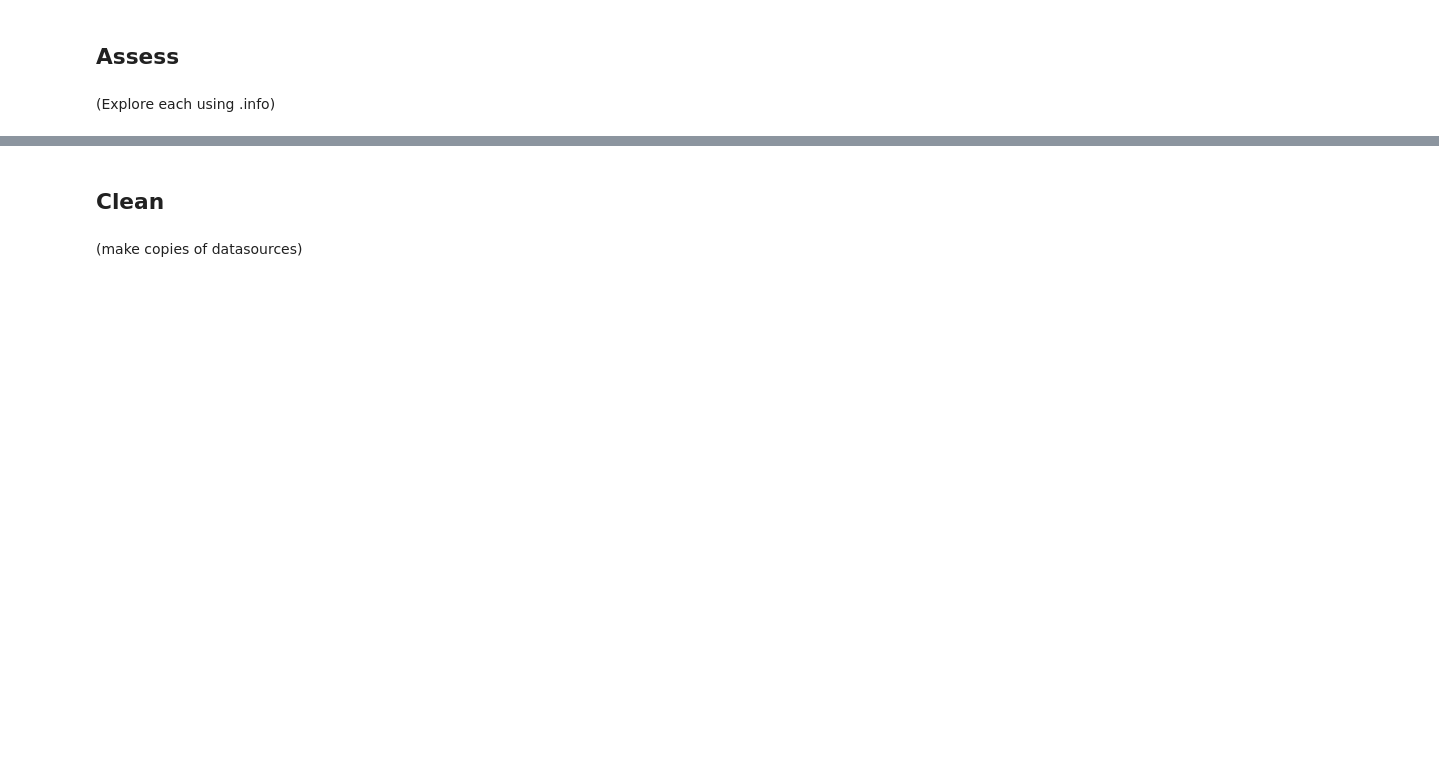
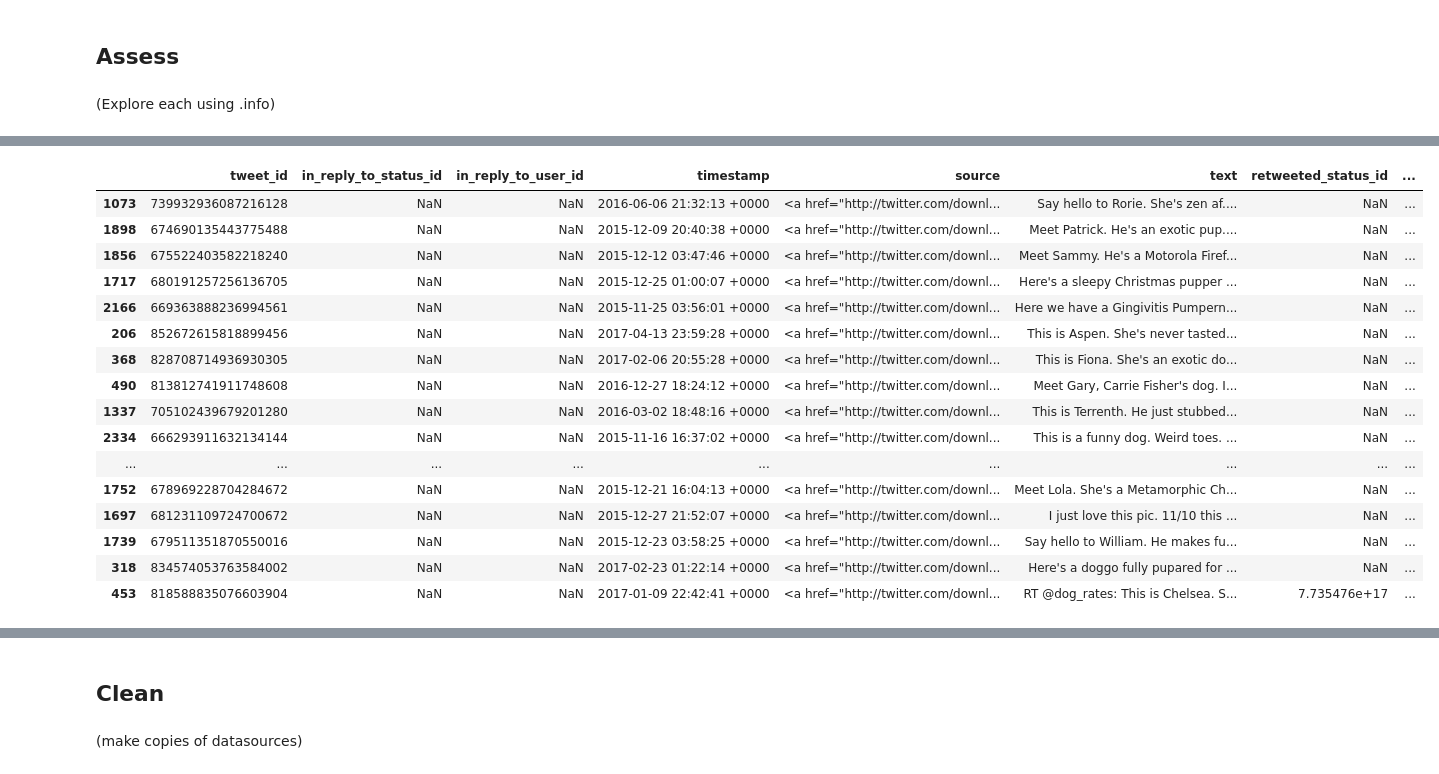
Before and after one commit to Jeffro80/DAND_Wrangle_Data, a Jupyter notebook: wrangle_project.ipynb, the cells around one changed output, grey strips where cells are left out. Saved outputs shown, nothing was run; the diff lists cells and outputs as text; code cells hidden in the pictures; blank space fills up the shorter version.

```diff
--- a/wrangle_project.ipynb
+++ b/wrangle_project.ipynb
@@ -153,0 +136,20 @@ extended_data = pd.DataFrame(tweets)
+# %%
+archive.sample(25)
+# %% [output]
+|  | tweet_id | in_reply_to_status_id | in_reply_to_user_id | timestamp | source | text | retweeted_status_id | ... |
+| 1073 | 739932936087216128 | NaN | NaN | 2016-06-06 21:32:13 +0000 | <a href="http://twitter.com/downl... | Say hello to Rorie. She's zen af.... | NaN | ... |
+| 1898 | 674690135443775488 | NaN | NaN | 2015-12-09 20:40:38 +0000 | <a href="http://twitter.com/downl... | Meet Patrick. He's an exotic pup.... | NaN | ... |
+| 1856 | 675522403582218240 | NaN | NaN | 2015-12-12 03:47:46 +0000 | <a href="http://twitter.com/downl... | Meet Sammy. He's a Motorola Firef... | NaN | ... |
+| 1717 | 680191257256136705 | NaN | NaN | 2015-12-25 01:00:07 +0000 | <a href="http://twitter.com/downl... | Here's a sleepy Christmas pupper ... | NaN | ... |
+| 2166 | 669363888236994561 | NaN | NaN | 2015-11-25 03:56:01 +0000 | <a href="http://twitter.com/downl... | Here we have a Gingivitis Pumpern... | NaN | ... |
+| 206 | 852672615818899456 | NaN | NaN | 2017-04-13 23:59:28 +0000 | <a href="http://twitter.com/downl... | This is Aspen. She's never tasted... | NaN | ... |
+| 368 | 828708714936930305 | NaN | NaN | 2017-02-06 20:55:28 +0000 | <a href="http://twitter.com/downl... | This is Fiona. She's an exotic do... | NaN | ... |
+| 490 | 813812741911748608 | NaN | NaN | 2016-12-27 18:24:12 +0000 | <a href="http://twitter.com/downl... | Meet Gary, Carrie Fisher's dog. I... | NaN | ... |
+| 1337 | 705102439679201280 | NaN | NaN | 2016-03-02 18:48:16 +0000 | <a href="http://twitter.com/downl... | This is Terrenth. He just stubbed... | NaN | ... |
+| 2334 | 666293911632134144 | NaN | NaN | 2015-11-16 16:37:02 +0000 | <a href="http://twitter.com/downl... | This is a funny dog. Weird toes. ... | NaN | ... |
+| ... | ... | ... | ... | ... | ... | ... | ... | ... |
+| 1752 | 678969228704284672 | NaN | NaN | 2015-12-21 16:04:13 +0000 | <a href="http://twitter.com/downl... | Meet Lola. She's a Metamorphic Ch... | NaN | ... |
+| 1697 | 681231109724700672 | NaN | NaN | 2015-12-27 21:52:07 +0000 | <a href="http://twitter.com/downl... | I just love this pic. 11/10 this ... | NaN | ... |
+| 1739 | 679511351870550016 | NaN | NaN | 2015-12-23 03:58:25 +0000 | <a href="http://twitter.com/downl... | Say hello to William. He makes fu... | NaN | ... |
+| 318 | 834574053763584002 | NaN | NaN | 2017-02-23 01:22:14 +0000 | <a href="http://twitter.com/downl... | Here's a doggo fully pupared for ... | NaN | ... |
+| 453 | 818588835076603904 | NaN | NaN | 2017-01-09 22:42:41 +0000 | <a href="http://twitter.com/downl... | RT @dog_rates: This is Chelsea. S... | 7.735476e+17 | ... |
```
Also changed, not shown: parts of 11 cells of this notebook.
